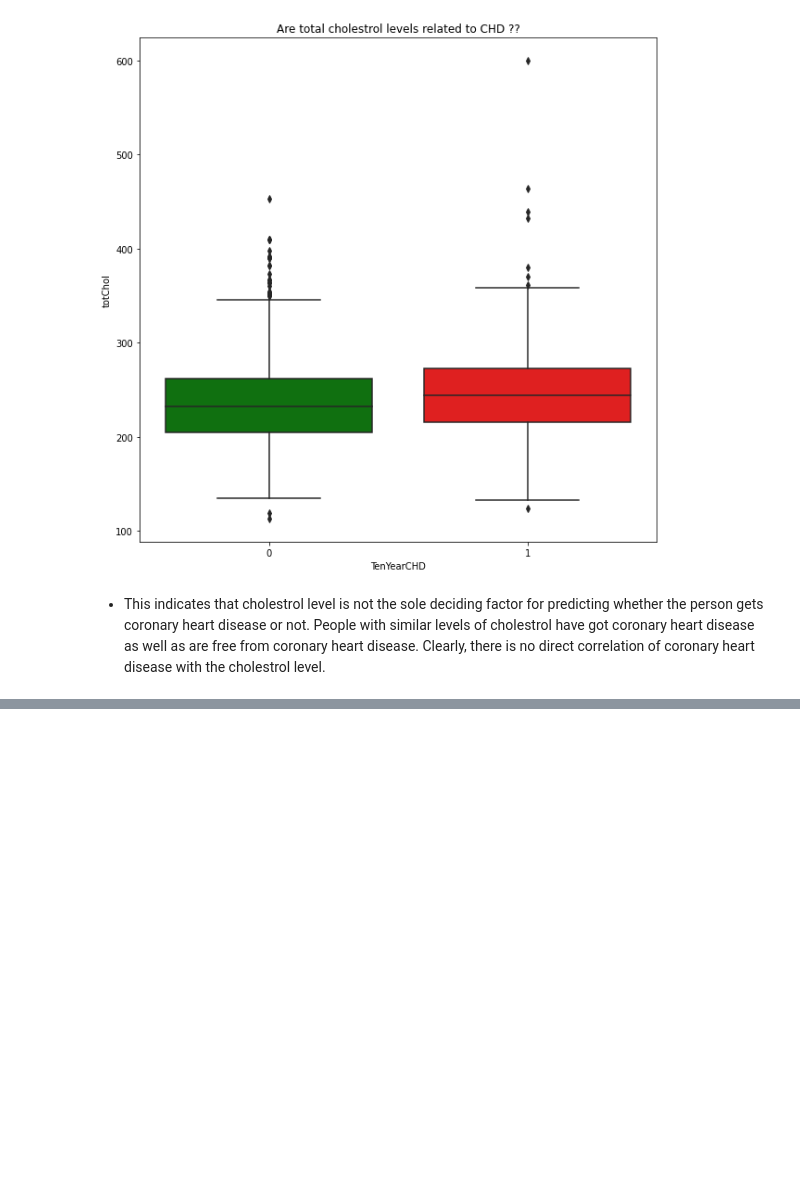
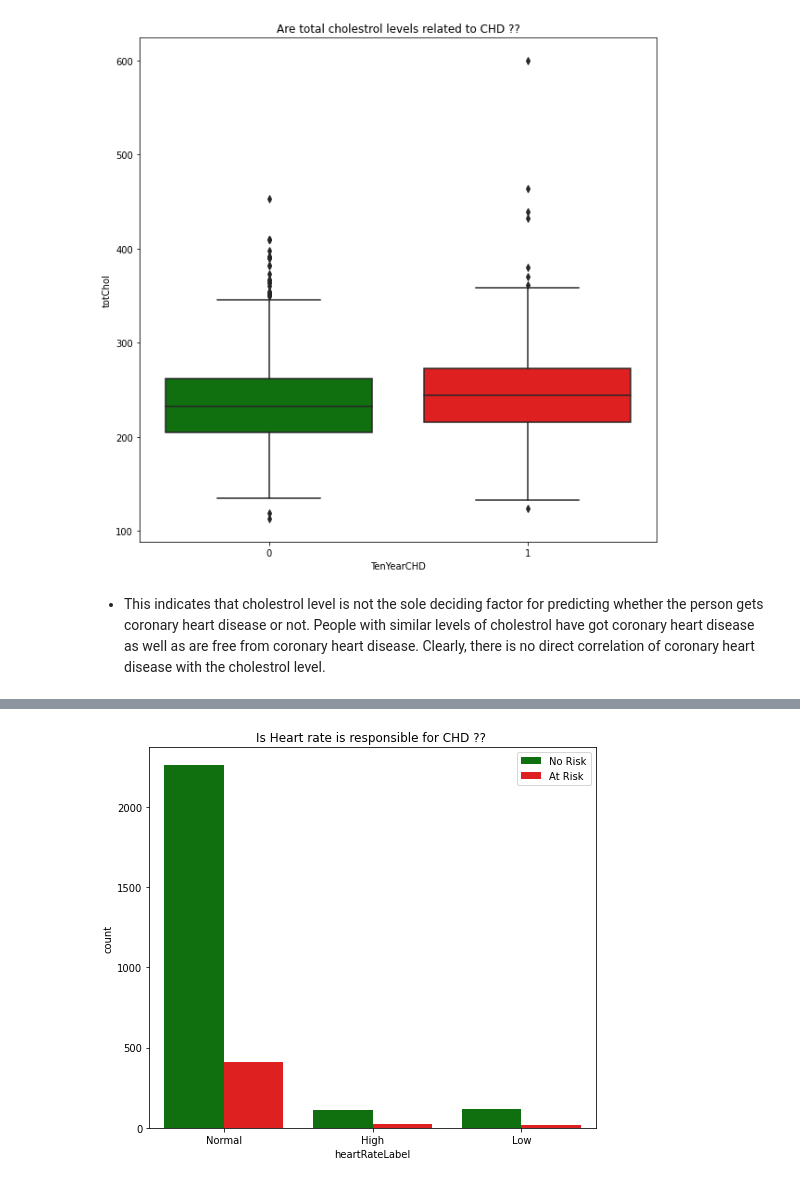
Before and after one commit to Deven876/project3-Cardiovascular-Risk-Prediction, a Jupyter notebook: Project3_Cardiovascular_Risk_Prediction.ipynb, the cells around one changed output, grey strips where cells are left out. Saved outputs shown, nothing was run; the diff lists cells and outputs as text; code cells hidden in the pictures; blank space fills up the shorter version.

Commit message:
heart rate relation with chd

```diff
--- a/Project3_Cardiovascular_Risk_Prediction.ipynb
+++ b/Project3_Cardiovascular_Risk_Prediction.ipynb
@@ -340,0 +343,13 @@ plt.show()
+# %%
+# creating a new function to split heart rate in low, normal and high range
+def heartRate_range(row):
+    if row['heartRate'] <= 59:
+        value = 'Low'
+    elif row['heartRate'] < 100:
+        value = 'Normal'
+    else:
+        value = "High"
+
+    return value
+# %%
+data1['heartRateLabel']=data1.apply(heartRate_range,axis=1)
@@ -340,0 +372,10 @@ plt.show()
+# %%
+# heart rate relation with chd
+plt.figure(figsize = (8,7))
+my_palette = {0 : 'green' , 1 : 'red'}
+sns.countplot(x = data1['heartRateLabel'], hue = data1['TenYearCHD'], palette = my_palette)
+plt.title("Is Heart rate is responsible for CHD ?? ")
+plt.legend(['No Risk','At Risk'])
+plt.show()
+# %% [output]
+[figure, added]
```
Also changed, not shown: parts of 5 cells of this notebook.
